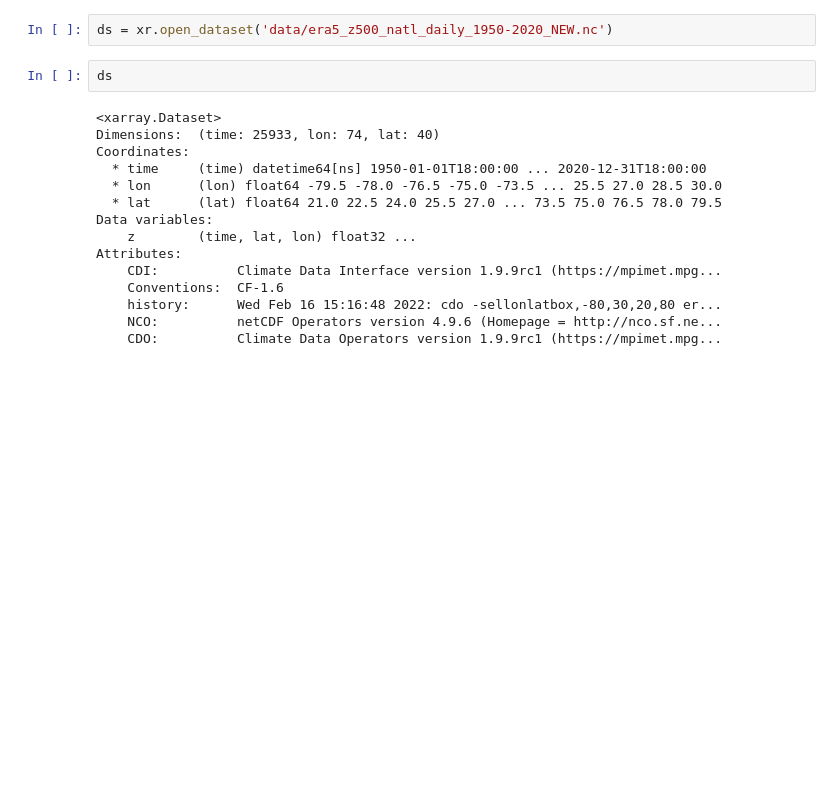
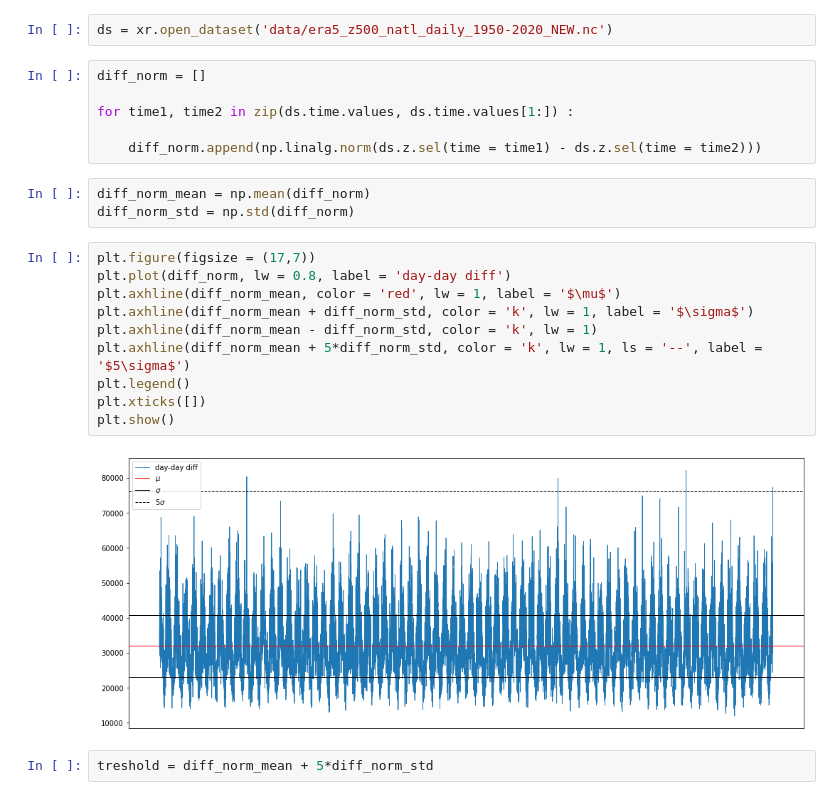
Before and after one commit to bchatelon/year_weather_regime, a Jupyter notebook: data_quality.ipynb, the cells around one changed output. Cells and saved outputs as stored; diff of their text form; blank space fills up the shorter version.

Commit message:
d-d norm jump

```diff
--- a/data_quality.ipynb
+++ b/data_quality.ipynb
@@ -12,20 +16,26 @@ import xarray as xr
 ## Opening data
 # %%
 ds = xr.open_dataset('data/era5_z500_natl_daily_1950-2020_NEW.nc')
-# %%
-ds
-# %% [output]
-<xarray.Dataset>
-Dimensions:  (time: 25933, lon: 74, lat: 40)
-Coordinates:
-  * time     (time) datetime64[ns] 1950-01-01T18:00:00 ... 2020-12-31T18:00:00
-  * lon      (lon) float64 -79.5 -78.0 -76.5 -75.0 -73.5 ... 25.5 27.0 28.5 30.0
-  * lat      (lat) float64 21.0 22.5 24.0 25.5 27.0 ... 73.5 75.0 76.5 78.0 79.5
-Data variables:
-    z        (time, lat, lon) float32 ...
-Attributes:
-    CDI:          Climate Data Interface version 1.9.9rc1 (https://mpimet.mpg...
-    Conventions:  CF-1.6
-    history:      Wed Feb 16 15:16:48 2022: cdo -sellonlatbox,-80,30,20,80 er...
-    NCO:          netCDF Operators version 4.9.6 (Homepage = http://nco.sf.ne...
-    CDO:          Climate Data Operators version 1.9.9rc1 (https://mpimet.mpg...
+# %%
+diff_norm = []
+
+for time1, time2 in zip(ds.time.values, ds.time.values[1:]) :
+
+    diff_norm.append(np.linalg.norm(ds.z.sel(time = time1) - ds.z.sel(time = time2)))
+# %%
+diff_norm_mean = np.mean(diff_norm)
+diff_norm_std = np.std(diff_norm)
+# %%
+plt.figure(figsize = (17,7))
+plt.plot(diff_norm, lw = 0.8, label = 'day-day diff')
+plt.axhline(diff_norm_mean, color = 'red', lw = 1, label = '$\mu$')
+plt.axhline(diff_norm_mean + diff_norm_std, color = 'k', lw = 1, label = '$\sigma$')
+plt.axhline(diff_norm_mean - diff_norm_std, color = 'k', lw = 1)
+plt.axhline(diff_norm_mean + 5*diff_norm_std, color = 'k', lw = 1, ls = '--', label = '$5\sigma$')
+plt.legend()
+plt.xticks([])
+plt.show()
+# %% [output]
+[figure, added]
+# %%
+treshold = diff_norm_mean + 5*diff_norm_std
```
Also changed, not shown: parts of 2 cells of this notebook.
